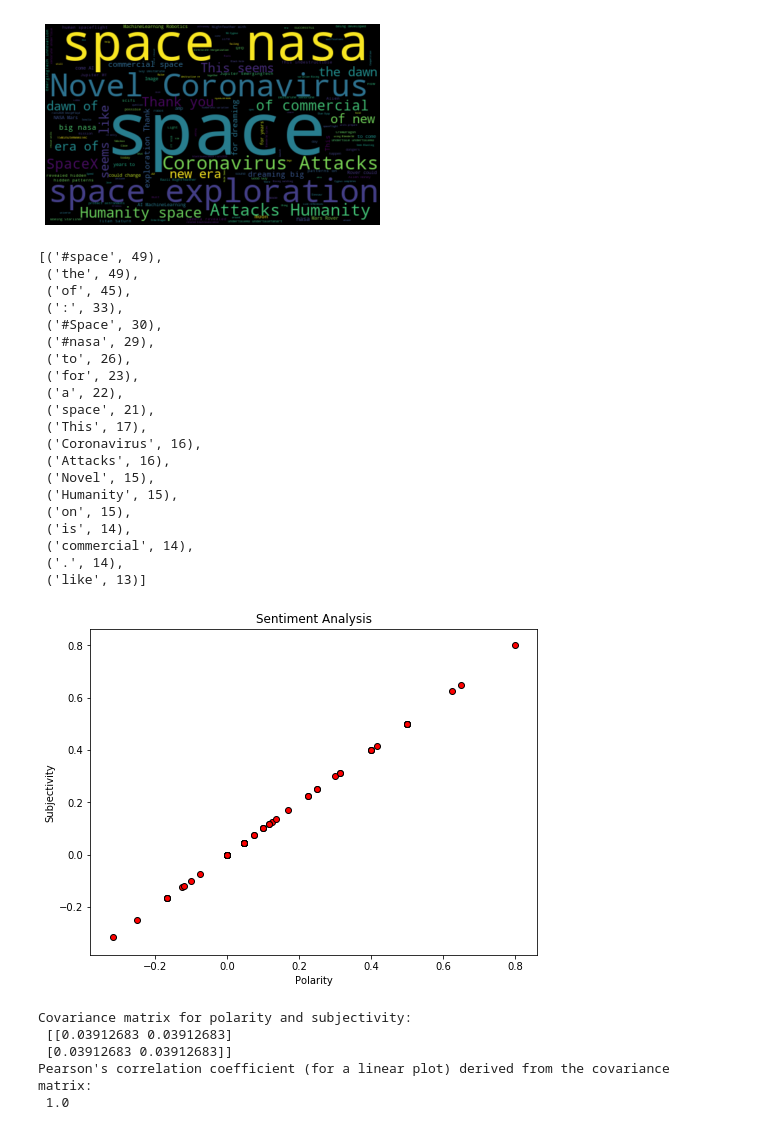
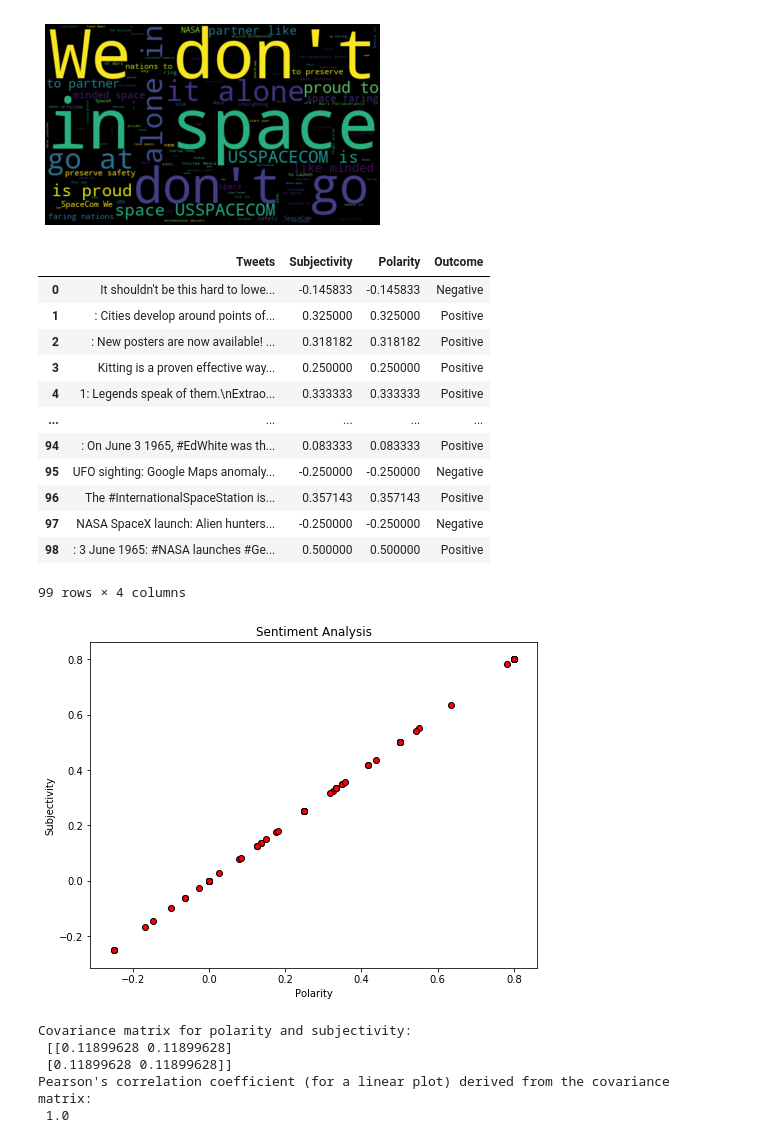
Before and after one commit to ear0/senitments, a Jupyter notebook: sentiment.ipynb, the cells around one changed output. Drawn from its saved outputs; the diff is of its cells as text; code cells hidden in the pictures.

```diff
--- a/sentiment.ipynb
+++ b/sentiment.ipynb
@@ -43,13 +49,13 @@ def clean(text):
 
     return text
 # %%
-def getSubjectivity(df, col):
+def getSubjectivity(df, col = 'Tweets'):
     arr = []
     for i in df[col]:
         arr.append(TextBlob(i).sentiment.polarity)
     return arr
 
-def getPolarity(df, col):
+def getPolarity(df, col = 'Tweets'):
     arr = []
     for i in df[col]:
         arr.append(TextBlob(i).sentiment.polarity)
@@ -86,6 +92,6 @@ def sortdf(dataframe, sorter, order = False):
     return df.sort_values(by=[sorter], ascending = order )
 # %%
-def makeWordPlot(df, col):
+def makeWordPlot(df, col = 'Tweets'):
     words = ' '.join([t for t in df[col]])
     wordCloud = WordCloud(width=500, height=300, random_state=21, max_font_size=110).generate(words)
     plt.imshow(wordCloud, interpolation = "bilinear")
@@ -98,32 +104,24 @@ def mostCommon(frame, col, start = 0, end = 0):
     most_common = Counter(words.split()).most_common()
     return most_common[start:end]
 # %%
-df = getSentiment('#space', 1000)
+df = getSentiment(('#space' or '#spacex' or '#nasa'), 1000)
 makeWordPlot(df, 'Tweets')
 df
-mostCommon(df, 'Tweets', 0, 20)
 # %% [output]
-[figure, old version]
+[figure, new version]
+|  | Tweets | Subjectivity | Polarity | Outcome |
+| 0 | It shouldn't be this hard to lowe... | -0.145833 | -0.145833 | Negative |
+| 1 | : Cities develop around points of... | 0.325000 | 0.325000 | Positive |
+| 2 | : New posters are now available! ... | 0.318182 | 0.318182 | Positive |
+| 3 | Kitting is a proven effective way... | 0.250000 | 0.250000 | Positive |
+| 4 | 1: Legends speak of them.\nExtrao... | 0.333333 | 0.333333 | Positive |
+| ... | ... | ... | ... | ... |
+| 94 | : On June 3 1965, #EdWhite was th... | 0.083333 | 0.083333 | Positive |
+| 95 | UFO sighting: Google Maps anomaly... | -0.250000 | -0.250000 | Negative |
+| 96 | The #InternationalSpaceStation is... | 0.357143 | 0.357143 | Positive |
+| 97 | NASA SpaceX launch: Alien hunters... | -0.250000 | -0.250000 | Negative |
+| 98 | : 3 June 1965: #NASA launches #Ge... | 0.500000 | 0.500000 | Positive |
-[('#space', 49),
- ('the', 49),
- ('of', 45),
- (':', 33),
- ('#Space', 30),
- ('#nasa', 29),
- ('to', 26),
- ('for', 23),
- ('a', 22),
- ('space', 21),
- ('This', 17),
- ('Coronavirus', 16),
- ('Attacks', 16),
- ('Novel', 15),
- ('Humanity', 15),
- ('on', 15),
- ('is', 14),
- ('commercial', 14),
- ('.', 14),
- ('like', 13)]
+99 rows × 4 columns
 # %%
 plt.figure(figsize=(8,6))
 for i in range(0, df.shape[0]):
@@ -136,10 +134,10 @@ cov = np.cov(np.array(df['Polarity']), np.array([df['Subjectivity']]))
 print("Covariance matrix for polarity and subjectivity: ", '\n', np.cov(np.array(df['Polarity']), np.array([df['Subjectivity']])))
 print("Pearson's correlation coefficient (for a linear plot) derived from the covariance matrix: ", '\n', np.corrcoef(df['Polarity'], df['Subjectivity'])[0,1])
 # %% [output]
-[figure, old version]
+[figure, new version]
 Covariance matrix for polarity and subjectivity:
- [[0.03912683 0.03912683]
- [0.03912683 0.03912683]]
+ [[0.11899628 0.11899628]
+ [0.11899628 0.11899628]]
 Pearson's correlation coefficient (for a linear plot) derived from the covariance matrix:
  1.0
 # %%
```
Also changed, not shown: parts of 10 cells of this notebook.
